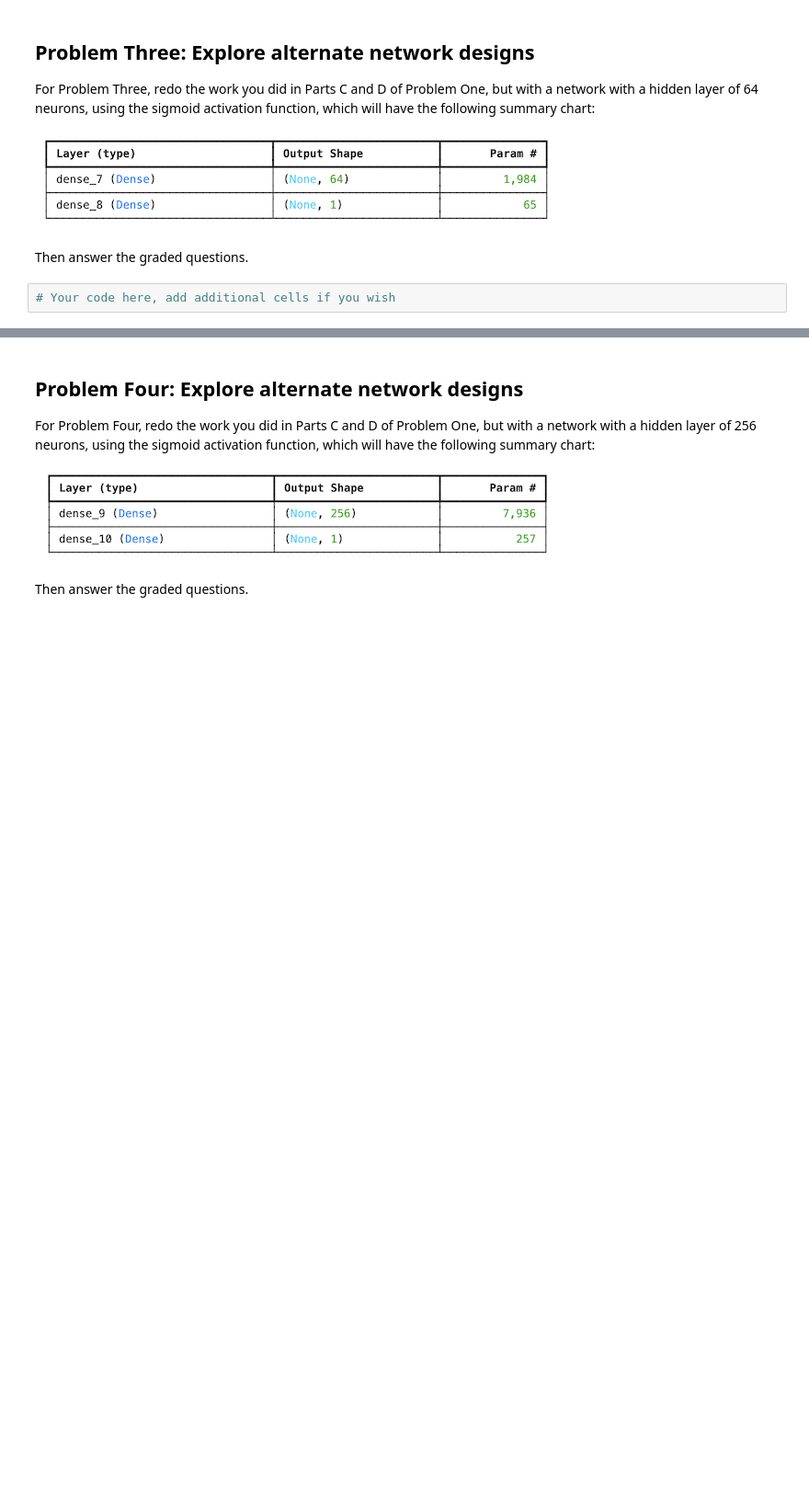
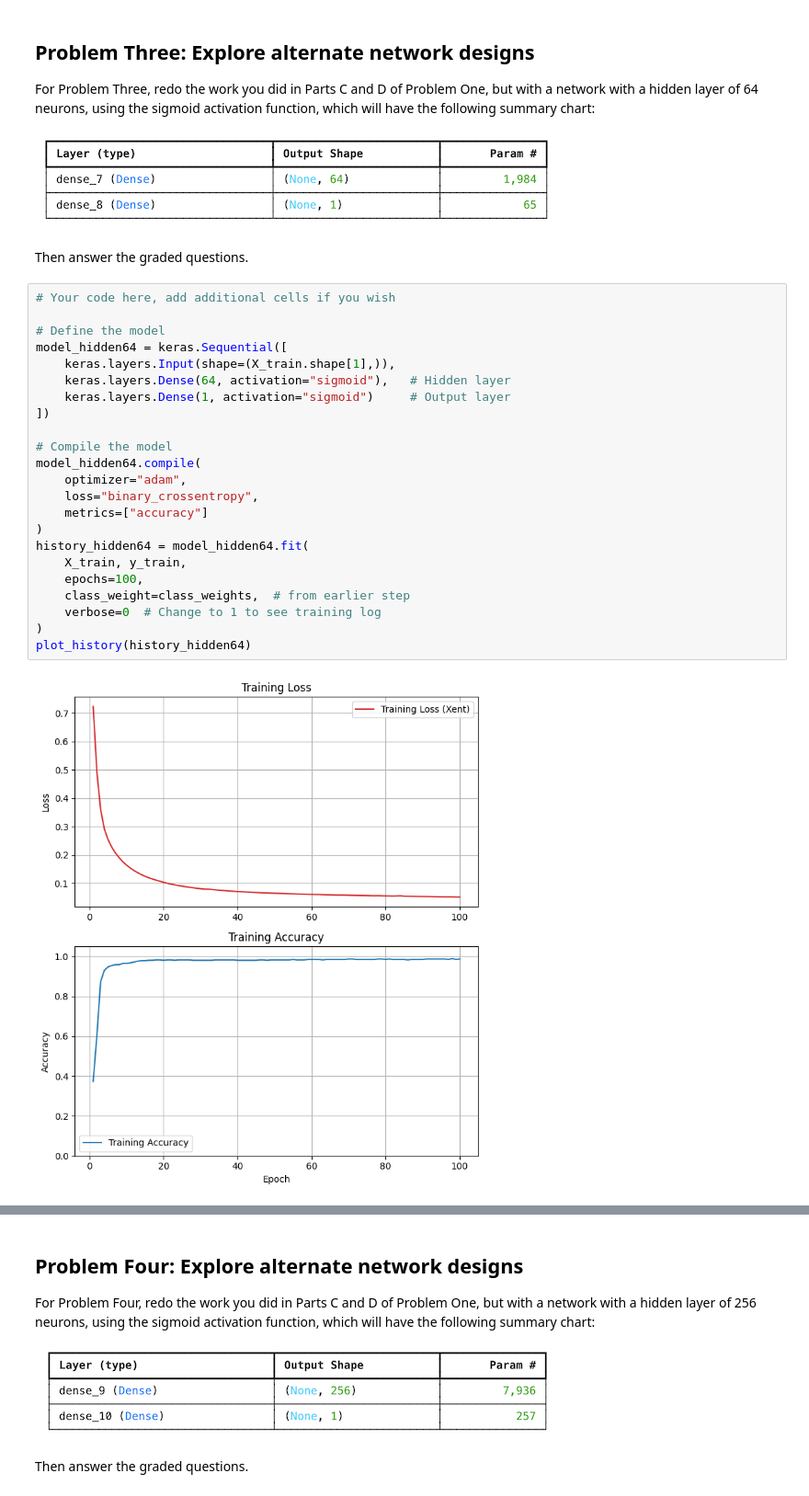
Before and after one commit to ses1002/703MLhw1correct, a Jupyter notebook: Homework_01.ipynb, the cells around one changed output, grey strips where cells are left out. Shown: that part at 92% size. Cells and saved outputs as stored; diff of their text form; blank space fills up the shorter version.

```diff
--- a/Homework_01.ipynb
+++ b/Homework_01.ipynb
@@ -320,3 +459,26 @@ will have the following summary chart:
 Then answer the graded questions.
 # %%
 # Your code here, add additional cells if you wish
+
+# Define the model
+model_hidden64 = keras.Sequential([
+    keras.layers.Input(shape=(X_train.shape[1],)),
+    keras.layers.Dense(64, activation="sigmoid"),   # Hidden layer
+    keras.layers.Dense(1, activation="sigmoid")     # Output layer
+])
+
+# Compile the model
+model_hidden64.compile(
+    optimizer="adam",
+    loss="binary_crossentropy",
+    metrics=["accuracy"]
+)
+history_hidden64 = model_hidden64.fit(
+    X_train, y_train,
+    epochs=100,
+    class_weight=class_weights,  # from earlier step
+    verbose=0  # Change to 1 to see training log
+)
+plot_history(history_hidden64)
+# %% [output]
+[figure, added]
```
Also changed, not shown: parts of 42 cells of this notebook.
